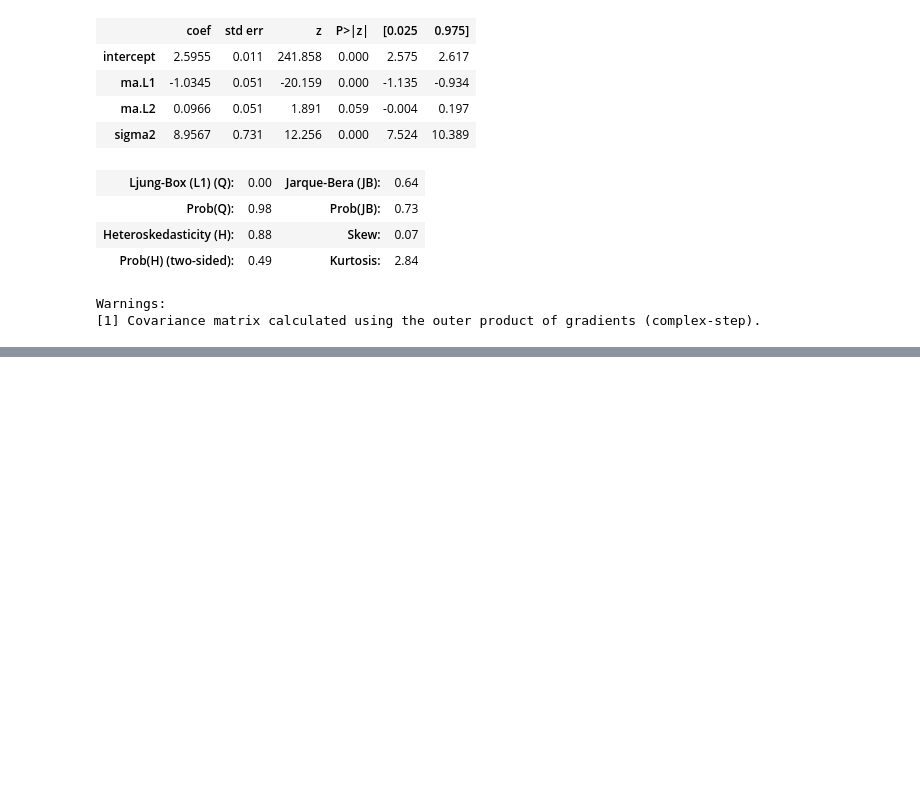
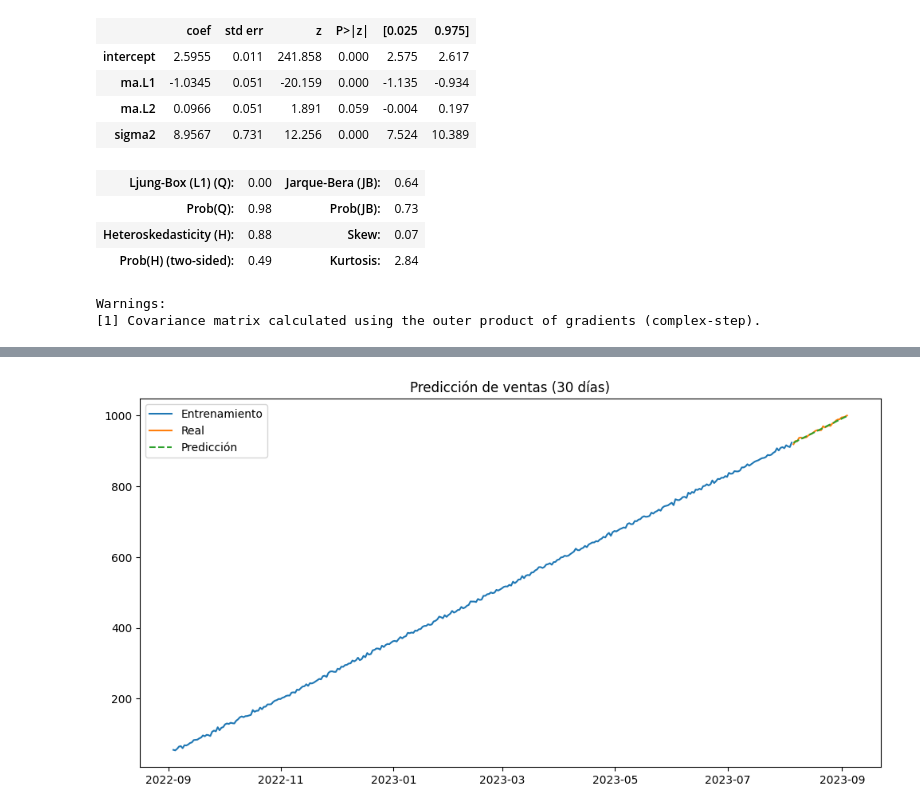
Before and after one commit to bartowen/serie_de_tiempo_alternativo, a Jupyter notebook: src/explore.ipynb, the cells around one changed output, grey strips where cells are left out. Cells and saved outputs as stored; diff of their text form; code cells hidden in the pictures; blank space fills up the shorter version.

```diff
--- a/src/explore.ipynb
+++ b/src/explore.ipynb
@@ -189,0 +207,12 @@ Warnings:
+# %%
+# Modelo no capta la tendencia porque d=1 la eliminó
+
+# vasmo a probar con d=2 para ver si capta la tendencia
+
+from statsmodels.tsa.arima.model import ARIMA
+
+# modelo con los parámetros sugeridos en auto_arima
+model_1 = ARIMA(train, order=(2, 1, 2))
+model_fit_1 = model.fit()
+
+print(model_fit_1.summary())
@@ -189,0 +237,17 @@ Warnings:
+# %%
+# Predicción de 30 pasos hacia adelante
+forecast_2 = model_fit_1.forecast(steps=30)
+forecast.index = test.index  # Alinear con las fechas reales
+
+# Visualizar predicción vs real
+import matplotlib.pyplot as plt
+
+plt.figure(figsize=(12, 6))
+plt.plot(train, label='Entrenamiento')
+plt.plot(test, label='Real')
+plt.plot(forecast_2, label='Predicción', linestyle='--')
+plt.title('Predicción de ventas (30 días)')
+plt.legend()
+plt.show()
+# %% [output]
+[figure, added]
```
Also changed, not shown: parts of 3 cells of this notebook.
